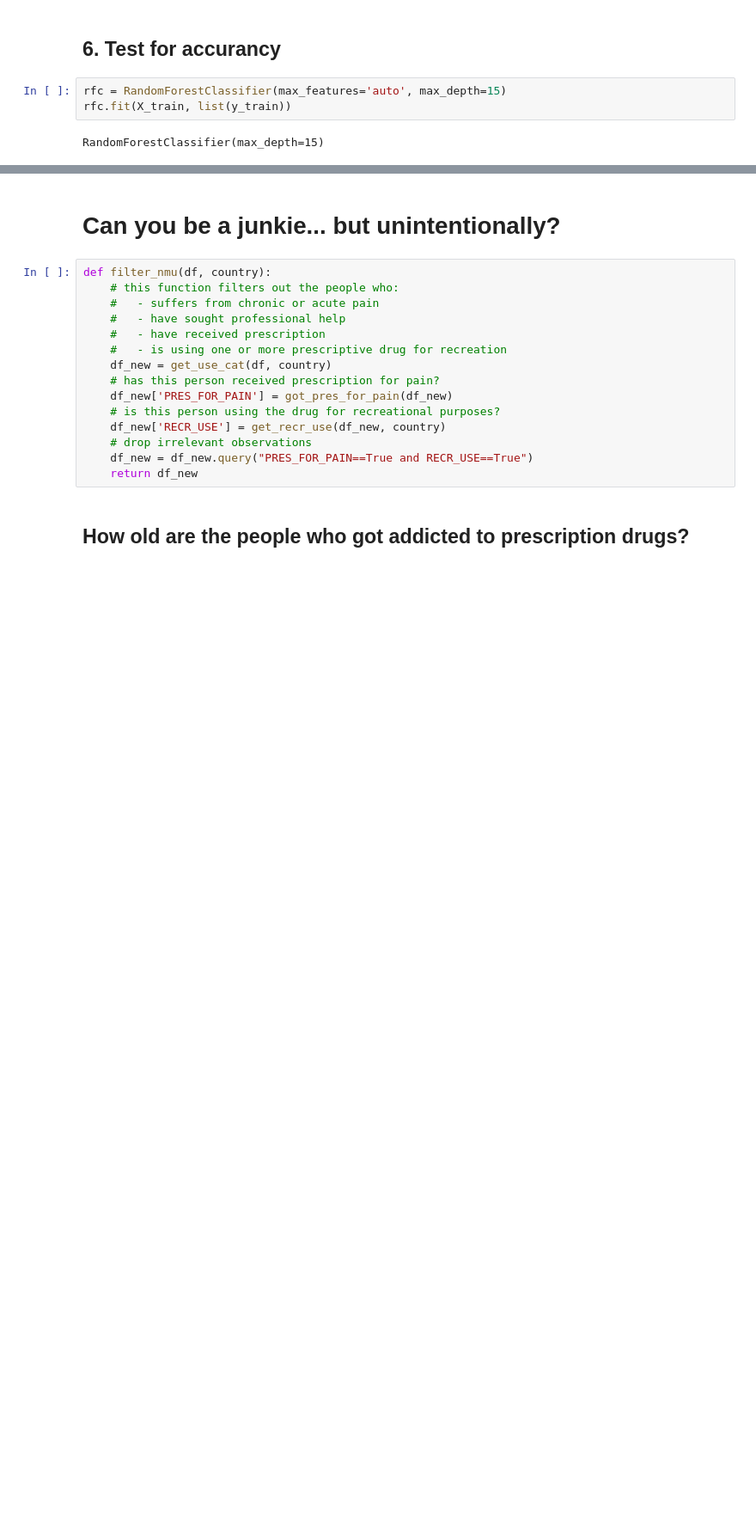
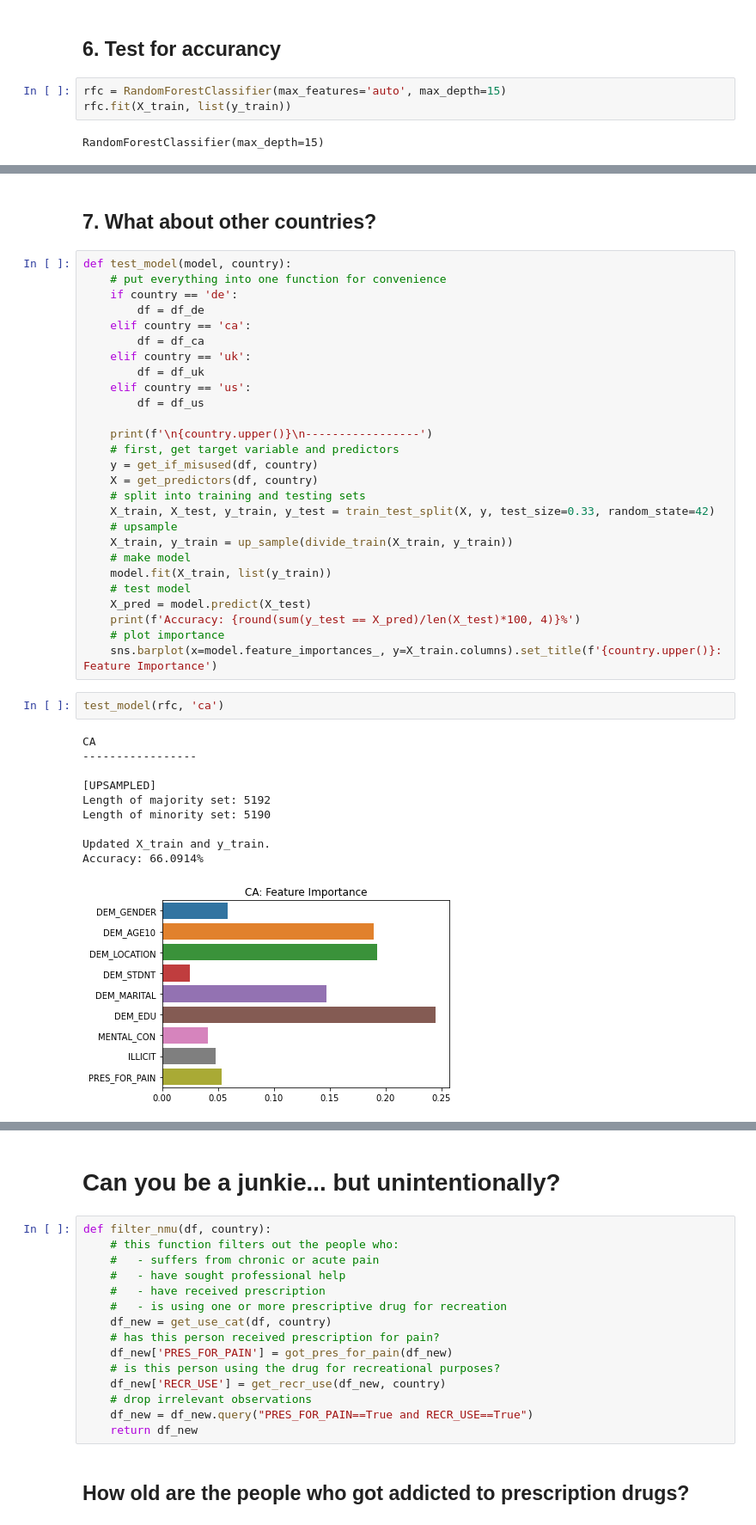
Before and after one commit to percy-xu/DataFest, a Jupyter notebook: notebook.ipynb, the cells around one changed output, grey strips where cells are left out. Shown at 86% size. Saved outputs shown, nothing was run; the diff lists cells and outputs as text; blank space fills up the shorter version.

Commit message:
added other countries

```diff
--- a/notebook.ipynb
+++ b/notebook.ipynb
@@ -296,0 +321,42 @@ Text(0.5, 1.0, 'Feature Importance')
+# %% [markdown]
+## 7. What about other countries?
+# %%
+def test_model(model, country):
+    # put everything into one function for convenience
+    if country == 'de':
+        df = df_de
+    elif country == 'ca':
+        df = df_ca
+    elif country == 'uk':
+        df = df_uk
+    elif country == 'us':
+        df = df_us
+
+    print(f'\n{country.upper()}\n-----------------')
+    # first, get target variable and predictors
+    y = get_if_misused(df, country)
+    X = get_predictors(df, country)
+    # split into training and testing sets
+    X_train, X_test, y_train, y_test = train_test_split(X, y, test_size=0.33, random_state=42)
+    # upsample
+    X_train, y_train = up_sample(divide_train(X_train, y_train))
+    # make model
+    model.fit(X_train, list(y_train))
+    # test model
+    X_pred = model.predict(X_test)
+    print(f'Accuracy: {round(sum(y_test == X_pred)/len(X_test)*100, 4)}%')
+    # plot importance
+    sns.barplot(x=model.feature_importances_, y=X_train.columns).set_title(f'{country.upper()}: Feature Importance')
+# %%
+test_model(rfc, 'ca')
+# %% [output]
+CA
+-----------------
+
+[UPSAMPLED]
+Length of majority set: 5192
+Length of minority set: 5190
+
+Updated X_train and y_train.
+Accuracy: 66.0914%
+[figure, added]
```
Also changed, not shown: parts of 18 cells of this notebook.
